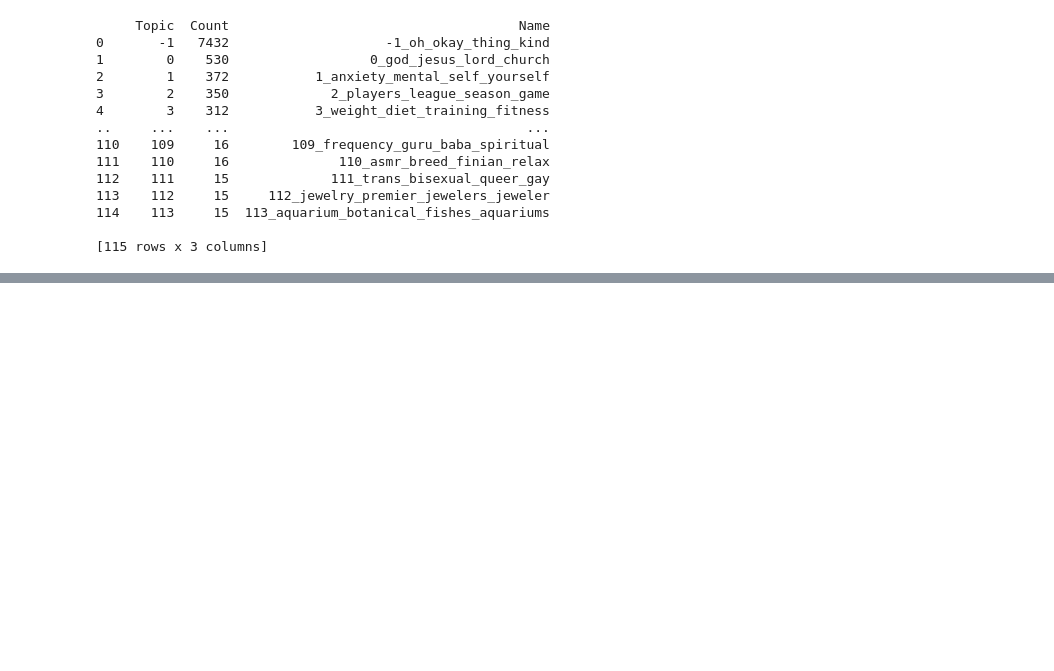
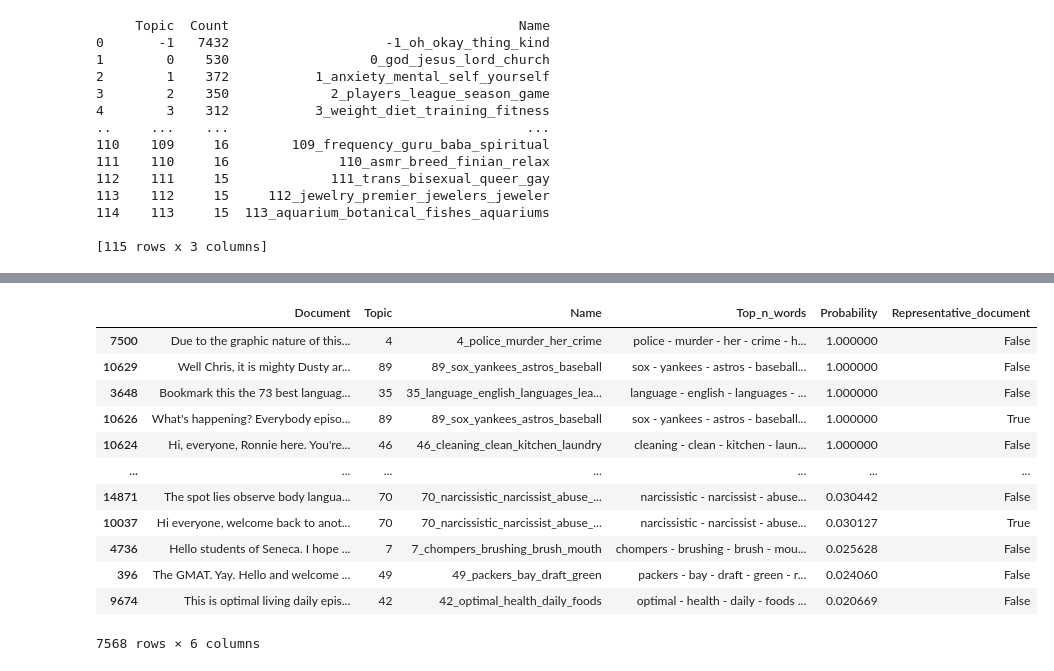
Before and after one commit to OskarMunck/Thesis, a Jupyter notebook: topic_modeling_bert.ipynb, the cells around one changed output, grey strips where cells are left out. Saved outputs shown, nothing was run; the diff lists cells and outputs as text; code cells hidden in the pictures; blank space fills up the shorter version.

```diff
--- a/topic_modeling_bert.ipynb
+++ b/topic_modeling_bert.ipynb
@@ -73,0 +89,20 @@ topic_model.get_topic_info()
+# %%
+# Get topic info on doc level
+
+topic_doc = topic_model.get_document_info(docs).sort_values('Probability', ascending=False) # Filter away outlier Topic = -1
+
+topic_doc[topic_doc.Topic > -1]
+# %% [output]
+|  | Document | Topic | Name | Top_n_words | Probability | Representative_document |
+| 7500 | Due to the graphic nature of this... | 4 | 4_police_murder_her_crime | police - murder - her - crime - h... | 1.000000 | False |
+| 10629 | Well Chris, it is mighty Dusty ar... | 89 | 89_sox_yankees_astros_baseball | sox - yankees - astros - baseball... | 1.000000 | False |
+| 3648 | Bookmark this the 73 best languag... | 35 | 35_language_english_languages_lea... | language - english - languages - ... | 1.000000 | False |
+| 10626 | What's happening? Everybody episo... | 89 | 89_sox_yankees_astros_baseball | sox - yankees - astros - baseball... | 1.000000 | True |
+| 10624 | Hi, everyone, Ronnie here. You're... | 46 | 46_cleaning_clean_kitchen_laundry | cleaning - clean - kitchen - laun... | 1.000000 | False |
+| ... | ... | ... | ... | ... | ... | ... |
+| 14871 | The spot lies observe body langua... | 70 | 70_narcissistic_narcissist_abuse_... | narcissistic - narcissist - abuse... | 0.030442 | False |
+| 10037 | Hi everyone, welcome back to anot... | 70 | 70_narcissistic_narcissist_abuse_... | narcissistic - narcissist - abuse... | 0.030127 | True |
+| 4736 | Hello students of Seneca. I hope ... | 7 | 7_chompers_brushing_brush_mouth | chompers - brushing - brush - mou... | 0.025628 | False |
+| 396 | The GMAT. Yay. Hello and welcome ... | 49 | 49_packers_bay_draft_green | packers - bay - draft - green - r... | 0.024060 | False |
+| 9674 | This is optimal living daily epis... | 42 | 42_optimal_health_daily_foods | optimal - health - daily - foods ... | 0.020669 | False |
+7568 rows × 6 columns
```
Also changed, not shown: parts of 9 cells of this notebook.
